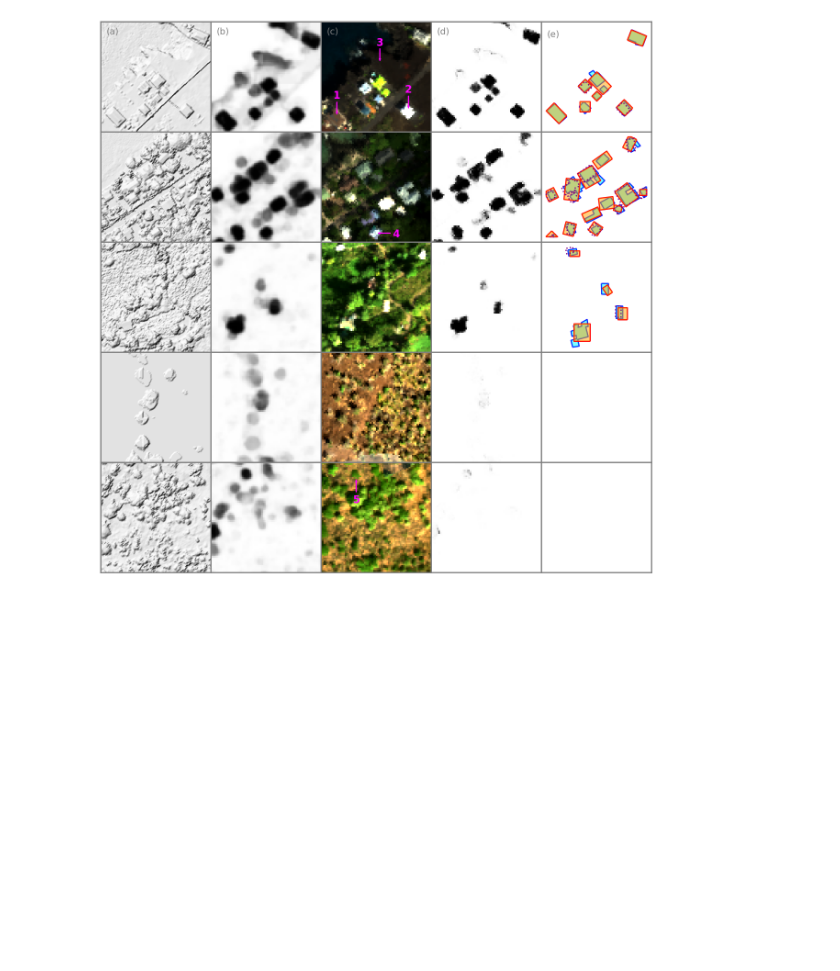
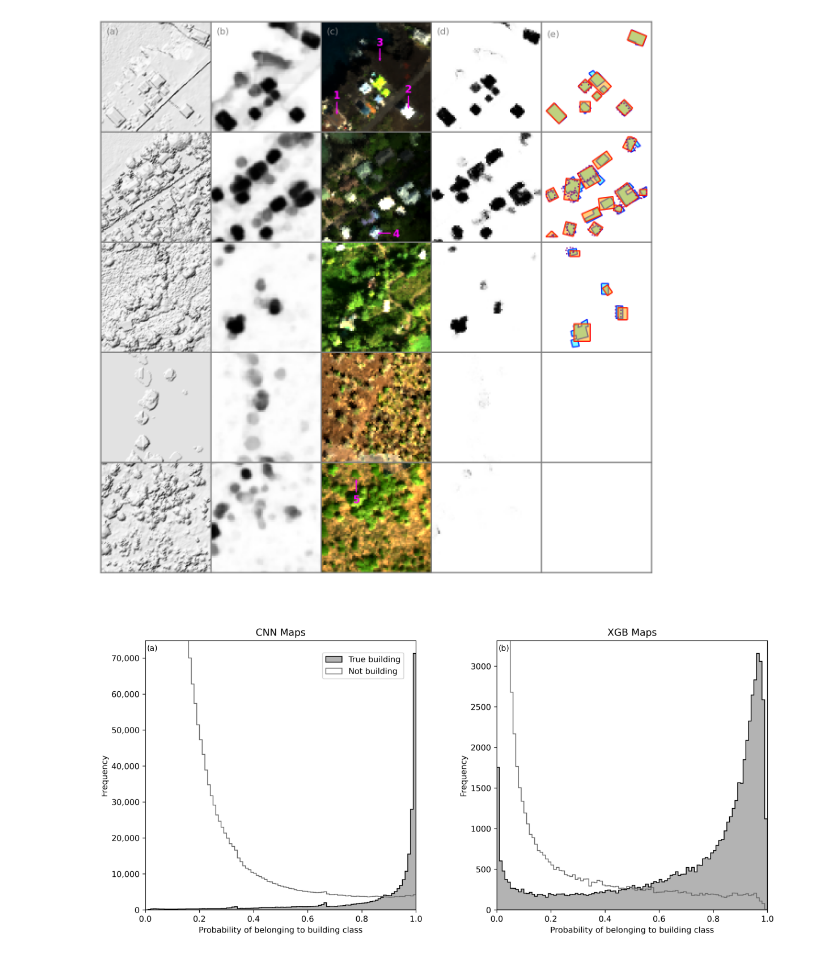
Before and after one commit to rachelemason/HI-infrastructure, a Jupyter notebook: cnn_support/MakeFigures.ipynb, the cells around one changed output. Drawn from its saved outputs; the diff is of its cells as text; code cells hidden in the pictures; blank space fills up the shorter version.

```diff
--- a/cnn_support/MakeFigures.ipynb
+++ b/cnn_support/MakeFigures.ipynb
@@ -79,4 +69,12 @@ figz.model_progress()
 # %% [output]
 Clipping input data to the valid range for imshow with RGB data ([0..1] for floats or [0..255] for integers).
 [figure]
+# %%
+"""
+Create Figure 4 from plots created in RunXGB.ipynb
+"""
+
+figz.histos()
+# %% [output]
+[figure, new version]
 # %%
```
Also changed, not shown: parts of 7 cells of this notebook, 4 other files.
